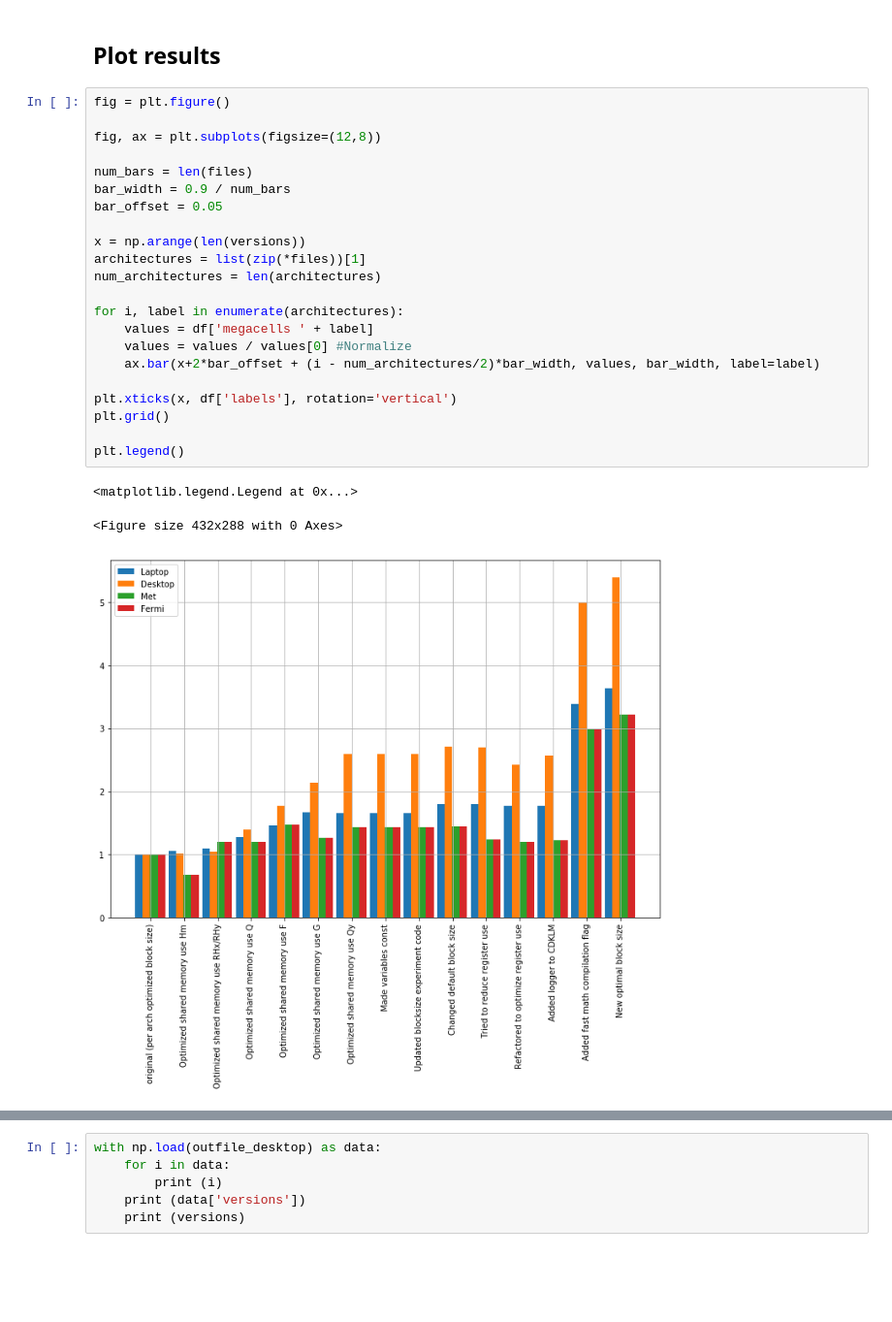
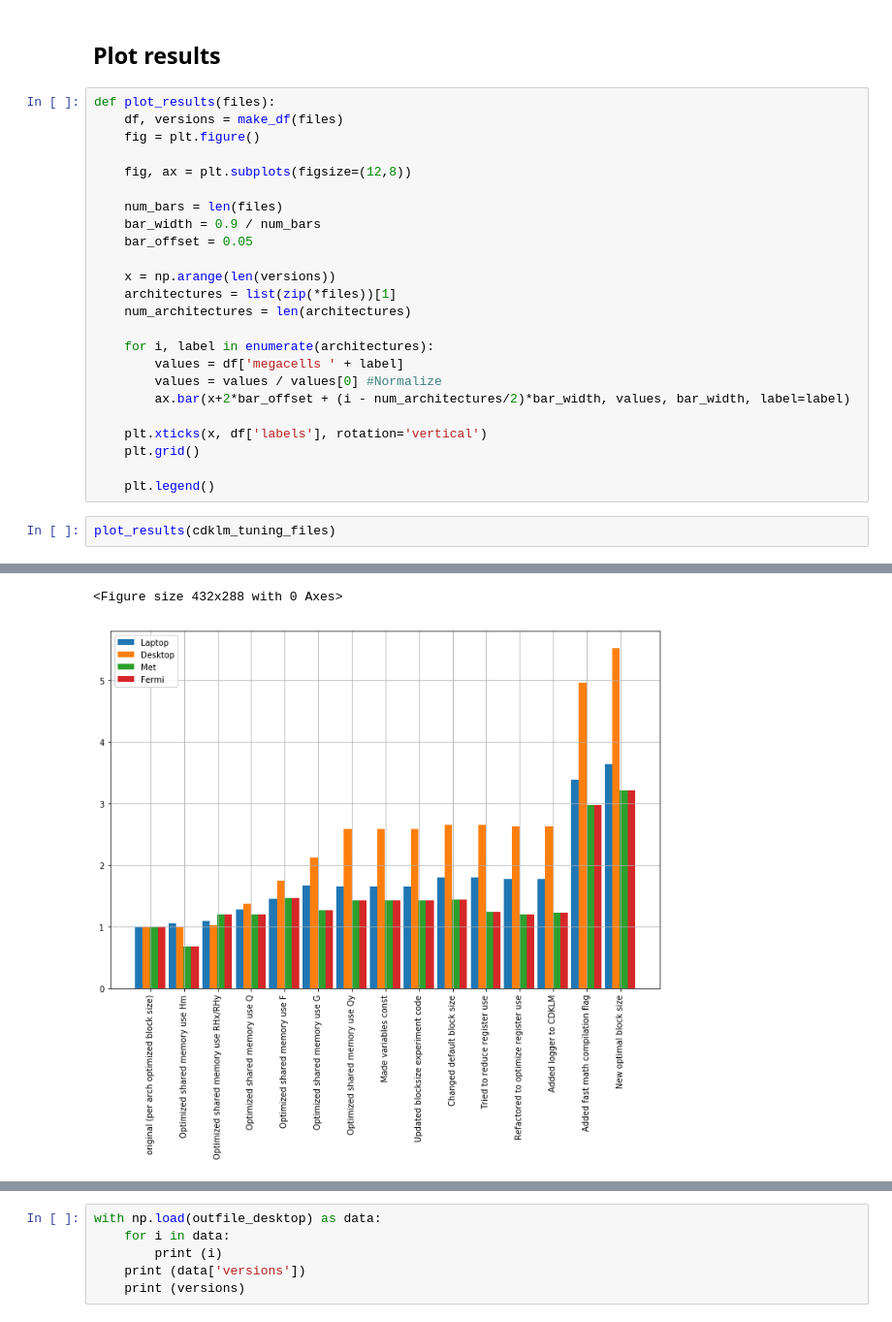
Before and after one commit to metno/gpu-ocean, a Jupyter notebook: gpu_ocean/prototypes/BenchmarkGitVersionsForProfiling.ipynb, the cells around one changed output, grey strips where cells are left out. Shown at 97% size. Drawn from its saved outputs; the diff is of its cells as text; blank space fills up the shorter version.

Commit message:
Data from desktop and updated plotting

```diff
--- a/gpu_ocean/prototypes/BenchmarkGitVersionsForProfiling.ipynb
+++ b/gpu_ocean/prototypes/BenchmarkGitVersionsForProfiling.ipynb
@@ -57,28 +56,29 @@ f6d1727d747b486203df91079b83a9e717668852      92.643279        92.643279
 # %% [markdown]
 ## Plot results
 # %%
-fig = plt.figure()
+def plot_results(files):
+    df, versions = make_df(files)
+    fig = plt.figure()
 
-fig, ax = plt.subplots(figsize=(12,8))
+    fig, ax = plt.subplots(figsize=(12,8))
 
-num_bars = len(files)
-bar_width = 0.9 / num_bars
-bar_offset = 0.05
+    num_bars = len(files)
+    bar_width = 0.9 / num_bars
+    bar_offset = 0.05
 
-x = np.arange(len(versions))
-architectures = list(zip(*files))[1]
-num_architectures = len(architectures)
+    x = np.arange(len(versions))
+    architectures = list(zip(*files))[1]
+    num_architectures = len(architectures)
 
-for i, label in enumerate(architectures):
-    values = df['megacells ' + label]
-    values = values / values[0] #Normalize
-    ax.bar(x+2*bar_offset + (i - num_architectures/2)*bar_width, values, bar_width, label=label)
+    for i, label in enumerate(architectures):
+        values = df['megacells ' + label]
+        values = values / values[0] #Normalize
+        ax.bar(x+2*bar_offset + (i - num_architectures/2)*bar_width, values, bar_width, label=label)
 
-plt.xticks(x, df['labels'], rotation='vertical')
-plt.grid()
+    plt.xticks(x, df['labels'], rotation='vertical')
+    plt.grid()
 
-plt.legend()
+    plt.legend()
-# %% [output]
-<matplotlib.legend.Legend at 0x...>
-<Figure size 432x288 with 0 Axes>
-[figure, removed]
+# %%
+plot_results(cdklm_tuning_files)
+# %% [output]
@@ -84,0 +102,2 @@ plt.legend()
+<Figure size 432x288 with 0 Axes>
+[figure, added]
```
Also changed, not shown: parts of 4 cells of this notebook, 6 other files.
